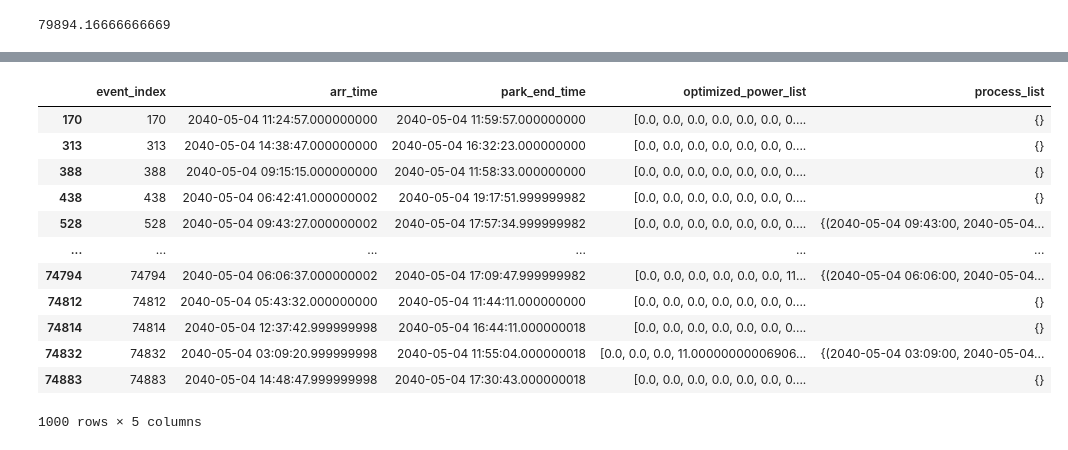
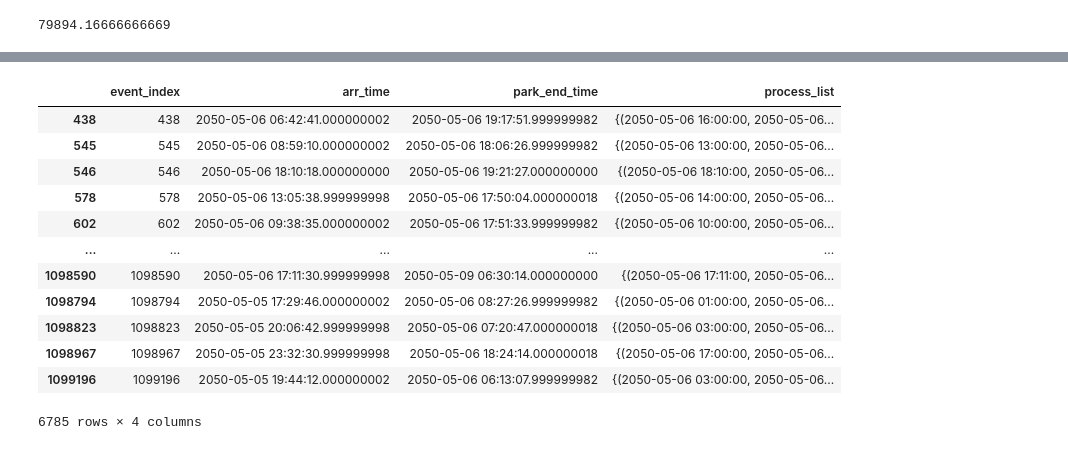
Before and after one commit to Huiwennnnn/MT, a Jupyter notebook: match_profile_split.ipynb, the cells around one changed output, grey strips where cells are left out. Cells and saved outputs as stored; diff of their text form; code cells hidden in the pictures.

```diff
--- a/match_profile_split.ipynb
+++ b/match_profile_split.ipynb
@@ -18,11 +18,12 @@ import json
 grid = "369_0"
 this_day = '2050-05-06'
 this_weekday = 'Friday'
+next_two = True # True consider next 2 trips,False consider only next 1 trip
 date = 6
 scenario_year = 2050
 day_start = pd.to_datetime(f"{scenario_year}-05-{date}")
 day_end = pd.to_datetime(f"{scenario_year}-05-{date+1}")
-path = f"{grid}/split_v5_{scenario_year}_test"
+path = f"{grid}/split_v5_{scenario_year}_2trip"
 # %%
 # Data Preprocessing
 def create_dict(row):
@@ -125,6 +126,13 @@ def get_timestamp_pair(row):
             process_key = ()
             power = []
     return process
+
+def calculate_next_trip_e(row):
+    if next_two and (row['next_parking_time']<60):
+        next_trip_e = row['next_travel_TP1_consumption']+row['next_2_travel_TP1_consumption']
+    else:
+        next_trip_e =  row['next_travel_TP1_consumption']
+    return next_trip_e
 # %%
 df = pd.read_csv("/Users/huiwen/Library/Mobile Documents/com~apple~CloudDocs/Thesis/mobility/grid369_mobility_dataset.csv")
 df['dep_time'] = pd.to_datetime(df['dep_time'],format='mixed')
@@ -132,28 +140,11 @@ df['arr_time'] = pd.to_datetime(df['arr_time'],format='mixed')
 df['st_chg_time'] = pd.to_datetime(df['st_chg_time'],format='mixed')
 df['ed_chg_time'] = pd.to_datetime(df['ed_chg_time'],format='mixed')
 df['chg_time'] = pd.to_timedelta(df['ed_chg_time']-df['st_chg_time'],unit='m')
-
 df['dep_hour'] = df['dep_time'].dt.hour
 df['arr_hour'] = df['arr_time'].dt.hour
 df.sort_values(by=['person','dep_time'])
 df['next_travel_TP1_consumption'] = df.groupby('person')['TP1 consumption kWh'].shift(-1).fillna(0)
-
-d = df[(df['grid'] == "369_0") & ((df['type_day'] == 'Thursday') | (df['type_day'] == 'Friday'))]
-d['arr_time'] = d['dep_time'] + pd.to_timedelta(d['trav_time'], unit='m')
-d.loc[d['type_day'] == 'Friday', 'arr_time'] = d.loc[d['type_day'] == 'Friday', 'arr_time'].apply(lambda dt: dt.replace(day=date, month=5, year=scenario_year))
-d.loc[d['type_day'] == 'Thursday', 'arr_time'] = d.loc[d['type_day'] == 'Thursday', 'arr_time'].apply(lambda dt: dt.replace(day=date-1, month=5, year=scenario_year))
-d['park_end_time'] = d['arr_time']+pd.to_timedelta(d['parking_time'],unit='m')
-d['park_end_hour'] = d['park_end_time'].dt.hour
-d['park_end_day'] = d['park_end_time'].dt.day
-d.loc[:, 'st_chg_time'] = d.apply(lambda row: row['st_chg_time'].replace(day=row['arr_time'].day, month=row['arr_time'].month, year=row['arr_time'].year), axis=1)
-d['ed_chg_time'] = d['st_chg_time']+d['chg_time']
-d['chg_time'] = d['chg_time'].dt.total_seconds()/60
-d = d[(d['park_end_time']>=day_start) & (d['arr_time']<day_end)]
-d.insert(0,'event_index',d.index)
-d['max_chg_e'] = d['B']-d['SoE_bc']
-d['real_chg_e'] = d['SoE_ac']-d['SoE_bc']
-d['hourly_time_dict'] = d.apply(lambda x:create_dict(x), axis =1)
-d['soe_init'] = d.apply(lambda x:soe_init(x), axis =1)
-d['charge_time_list'] = d.apply(lambda x:create_charge_time_list(x), axis=1)
-d['charge_power_list'] = d.apply(lambda x: [x['chg rate'] if t >30 else 0 for t in x['charge_time_list']], axis=1)
-d['charge_energy_list'] = d.apply(lambda x:[t/60*x['chg rate']for t in x['charge_time_list']], axis=1)
+df['next_parking_time'] = df.groupby('person')['parking_time'].shift(-1).fillna(0)
+df['next_2_travel_TP1_consumption'] = df.groupby('person')['TP1 consumption kWh'].shift(-2).fillna(0)
+df['next_trip_e'] = df.apply(calculate_next_trip_e,axis=1)
+df.drop(['next_parking_time','next_travel_TP1_consumption','next_2_travel_TP1_consumption'], axis=1,inplace=True)
@@ -675,18 +722,18 @@ d.loc[:,'optimized_energy_list'] = d.apply(lambda row: [row['hourly_time_dict'][
 d['process_list'] = d.apply(lambda row:get_timestamp_pair(row),axis=1)
 d.to_pickle(f'{path}/grid_{grid}_matched_{scenario_year}.pkl')
 # %%
-d[['event_index','arr_time','park_end_time','optimized_power_list','process_list']].head(1000)
+d[['event_index','arr_time','park_end_time','process_list']].loc[d['process_list'].apply(lambda x: len(x)>0)]
 # %% [output]
-|  | event_index | arr_time | park_end_time | optimized_power_list | process_list |
-| 170 | 170 | 2040-05-04 11:24:57.000000000 | 2040-05-04 11:59:57.000000000 | [0.0, 0.0, 0.0, 0.0, 0.0, 0.0, 0.... | {} |
-| 313 | 313 | 2040-05-04 14:38:47.000000000 | 2040-05-04 16:32:23.000000000 | [0.0, 0.0, 0.0, 0.0, 0.0, 0.0, 0.... | {} |
-| 388 | 388 | 2040-05-04 09:15:15.000000000 | 2040-05-04 11:58:33.000000000 | [0.0, 0.0, 0.0, 0.0, 0.0, 0.0, 0.... | {} |
-| 438 | 438 | 2040-05-04 06:42:41.000000002 | 2040-05-04 19:17:51.999999982 | [0.0, 0.0, 0.0, 0.0, 0.0, 0.0, 0.... | {} |
-| 528 | 528 | 2040-05-04 09:43:27.000000002 | 2040-05-04 17:57:34.999999982 | [0.0, 0.0, 0.0, 0.0, 0.0, 0.0, 0.... | {(2040-05-04 09:43:00, 2040-05-04... |
-| ... | ... | ... | ... | ... | ... |
-| 74794 | 74794 | 2040-05-04 06:06:37.000000002 | 2040-05-04 17:09:47.999999982 | [0.0, 0.0, 0.0, 0.0, 0.0, 0.0, 11... | {(2040-05-04 06:06:00, 2040-05-04... |
-| 74812 | 74812 | 2040-05-04 05:43:32.000000000 | 2040-05-04 11:44:11.000000000 | [0.0, 0.0, 0.0, 0.0, 0.0, 0.0, 0.... | {} |
-| 74814 | 74814 | 2040-05-04 12:37:42.999999998 | 2040-05-04 16:44:11.000000018 | [0.0, 0.0, 0.0, 0.0, 0.0, 0.0, 0.... | {} |
-| 74832 | 74832 | 2040-05-04 03:09:20.999999998 | 2040-05-04 11:55:04.000000018 | [0.0, 0.0, 0.0, 11.00000000006906... | {(2040-05-04 03:09:00, 2040-05-04... |
-| 74883 | 74883 | 2040-05-04 14:48:47.999999998 | 2040-05-04 17:30:43.000000018 | [0.0, 0.0, 0.0, 0.0, 0.0, 0.0, 0.... | {} |
+|  | event_index | arr_time | park_end_time | process_list |
+| 438 | 438 | 2050-05-06 06:42:41.000000002 | 2050-05-06 19:17:51.999999982 | {(2050-05-06 16:00:00, 2050-05-06... |
+| 545 | 545 | 2050-05-06 08:59:10.000000002 | 2050-05-06 18:06:26.999999982 | {(2050-05-06 13:00:00, 2050-05-06... |
+| 546 | 546 | 2050-05-06 18:10:18.000000000 | 2050-05-06 19:21:27.000000000 | {(2050-05-06 18:10:00, 2050-05-06... |
+| 578 | 578 | 2050-05-06 13:05:38.999999998 | 2050-05-06 17:50:04.000000018 | {(2050-05-06 14:00:00, 2050-05-06... |
+| 602 | 602 | 2050-05-06 09:38:35.000000002 | 2050-05-06 17:51:33.999999982 | {(2050-05-06 10:00:00, 2050-05-06... |
+| ... | ... | ... | ... | ... |
+| 1098590 | 1098590 | 2050-05-06 17:11:30.999999998 | 2050-05-09 06:30:14.000000000 | {(2050-05-06 17:11:00, 2050-05-06... |
+| 1098794 | 1098794 | 2050-05-05 17:29:46.000000002 | 2050-05-06 08:27:26.999999982 | {(2050-05-06 01:00:00, 2050-05-06... |
+| 1098823 | 1098823 | 2050-05-05 20:06:42.999999998 | 2050-05-06 07:20:47.000000018 | {(2050-05-06 03:00:00, 2050-05-06... |
+| 1098967 | 1098967 | 2050-05-05 23:32:30.999999998 | 2050-05-06 18:24:14.000000018 | {(2050-05-06 17:00:00, 2050-05-06... |
+| 1099196 | 1099196 | 2050-05-05 19:44:12.000000002 | 2050-05-06 06:13:07.999999982 | {(2050-05-06 03:00:00, 2050-05-06... |
-1000 rows × 5 columns
+6785 rows × 4 columns
```
Also changed, not shown: parts of 8 cells of this notebook.
